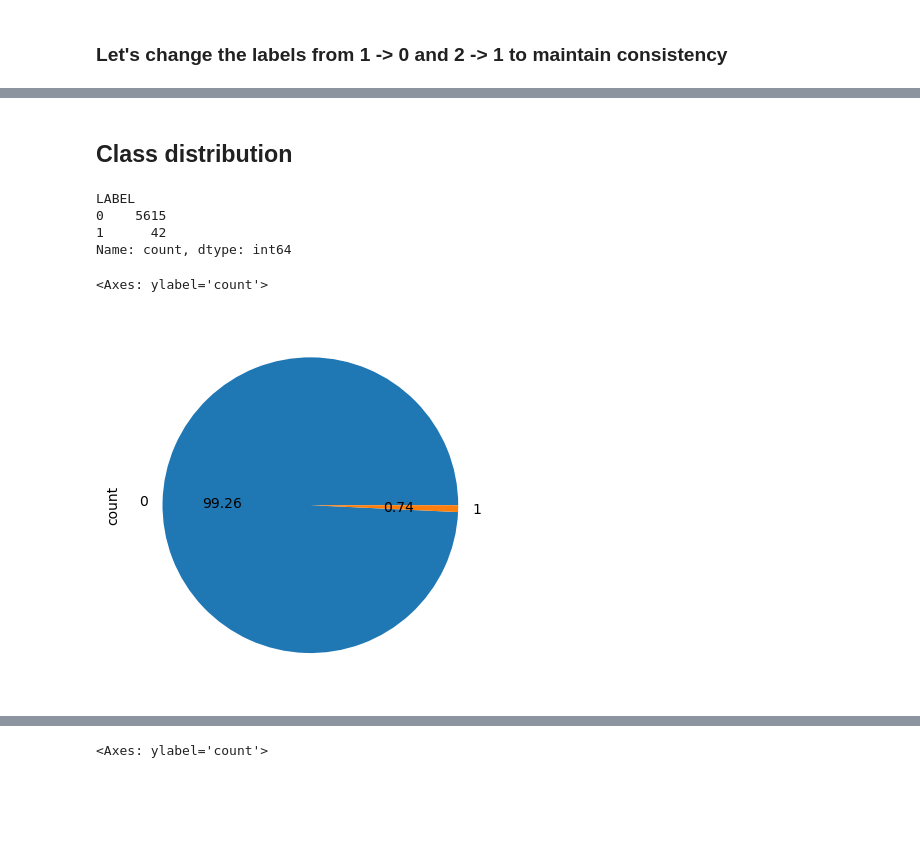
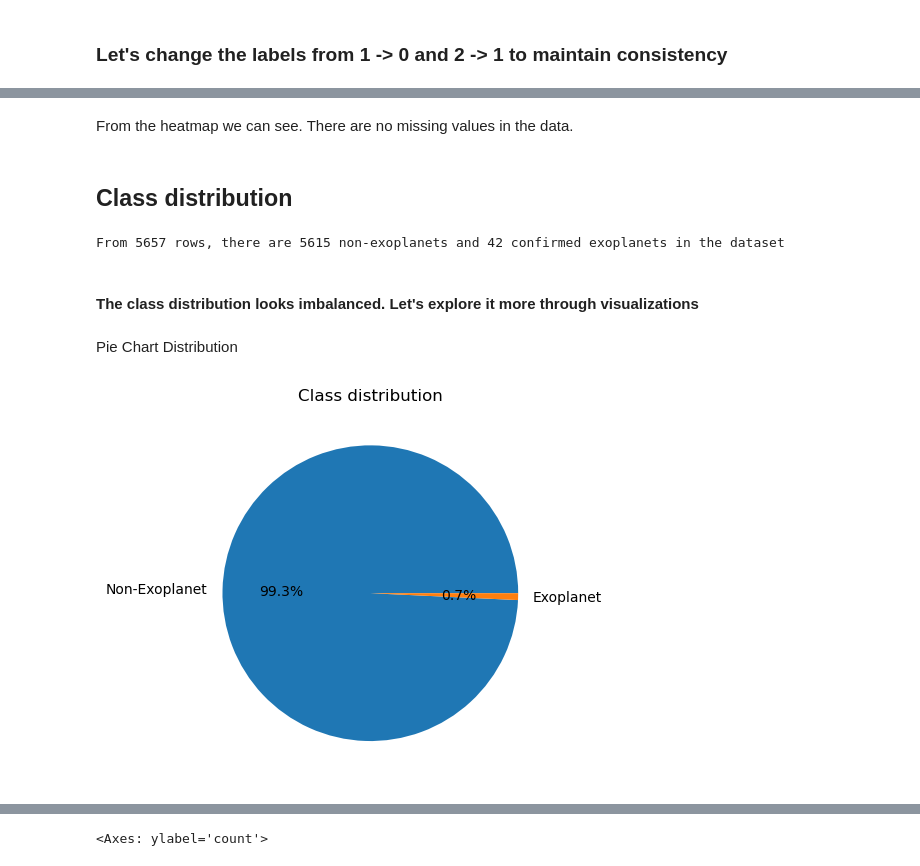
Before and after one commit to shekar-raja/exoplanet-detection-system-ml, a Jupyter notebook: Exoplanet Detection System.ipynb, the cells around one changed output, grey strips where cells are left out. Saved outputs shown, nothing was run; the diff lists cells and outputs as text; code cells hidden in the pictures; blank space fills up the shorter version.

```diff
--- a/Exoplanet Detection System.ipynb
+++ b/Exoplanet Detection System.ipynb
@@ -71,15 +73,24 @@ df.describe().T
+# %% [markdown]
+From the heatmap we can see. There are no missing values in the data.
 # %% [markdown]
 ## Class distribution
 # %%
-y.value_counts()
+df["LABEL"].value_counts()
+
+print(f"From {len(df["LABEL"])} rows, there are {df["LABEL"].value_counts()[0]} non-exoplanets and {df["LABEL"].value_counts()[1]} confirmed exoplanets in the dataset")
 # %% [output]
-LABEL
-0    5615
-1      42
-Name: count, dtype: int64
+From 5657 rows, there are 5615 non-exoplanets and 42 confirmed exoplanets in the dataset
+# %% [markdown]
+#### The class distribution looks imbalanced. Let's explore it more through visualizations
+# %% [markdown]
+Pie Chart Distribution
 # %%
-y.value_counts().plot.pie(autopct = "%.2f")
+# Visulization #2 :- Plotting class distribution using pie chart
+fig, ax = plt.subplots()
+
+ax.pie(df["LABEL"].value_counts(), labels=["Non-Exoplanet", "Exoplanet"], autopct='%1.1f%%');
+plt.title("Class distribution");
+plt.show();
 # %% [output]
-<Axes: ylabel='count'>
-[figure, old version]
+[figure, new version]
 # %%
```
Also changed, not shown: parts of 13 cells of this notebook.
